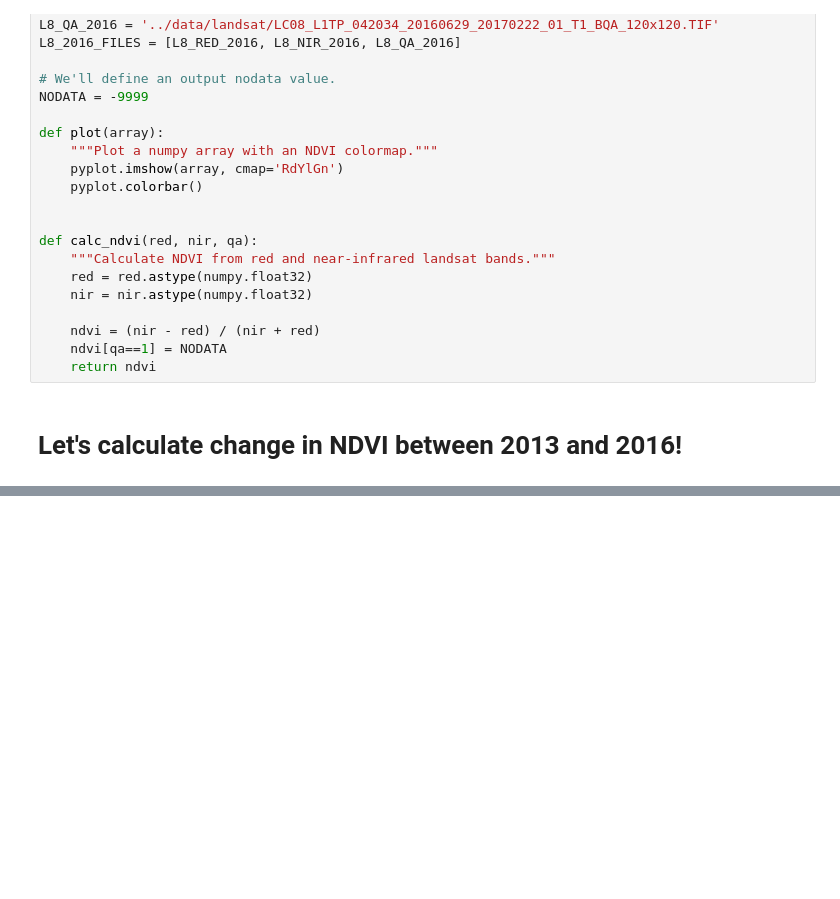
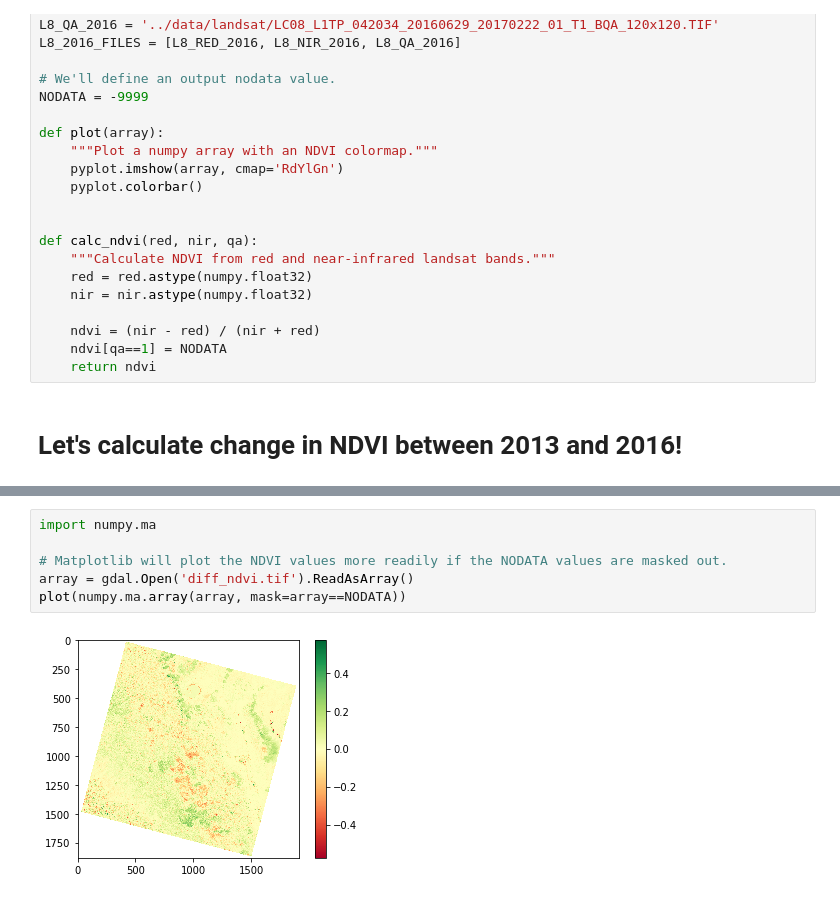
Before and after one commit to geohackweek/tutorial_contents, a Jupyter notebook: raster/notebooks/NDVI difference between 2013 and 2016.ipynb, the cells around one changed output, grey strips where cells are left out. Cells and saved outputs as stored; diff of their text form; blank space fills up the shorter version.

Commit message:
Adding completed notebook for NDVI differencing.

```diff
--- a/raster/notebooks/NDVI difference between 2013 and 2016.ipynb
+++ b/raster/notebooks/NDVI difference between 2013 and 2016.ipynb
@@ -40,0 +83,8 @@ def calc_ndvi(red, nir, qa):
+# %%
+import numpy.ma
+
+# Matplotlib will plot the NDVI values more readily if the NODATA values are masked out.
+array = gdal.Open('diff_ndvi.tif').ReadAsArray()
+plot(numpy.ma.array(array, mask=array==NODATA))
+# %% [output]
+[figure, added]
```
Also changed, not shown: parts of 1 cell of this notebook.
